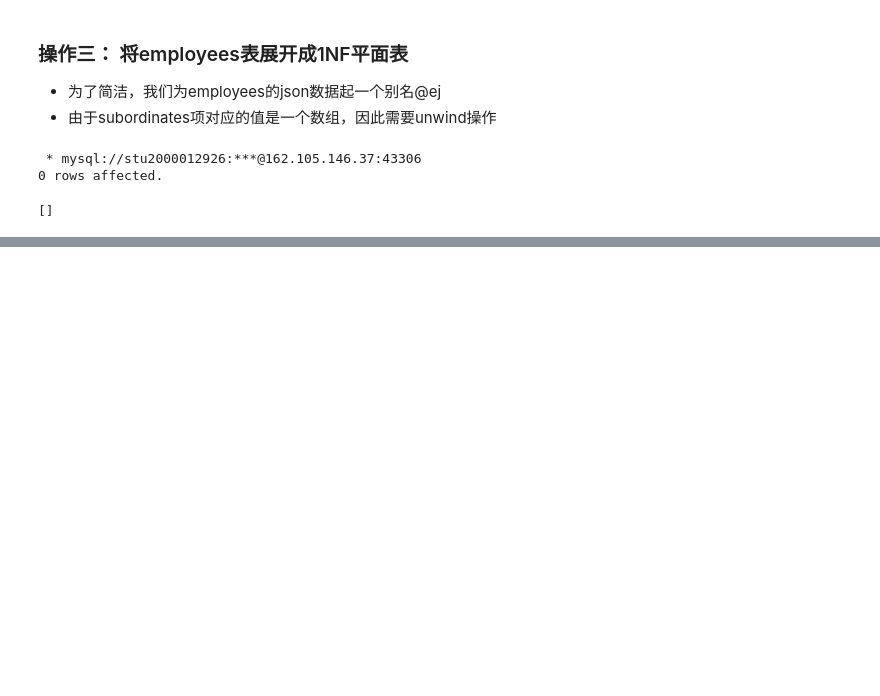
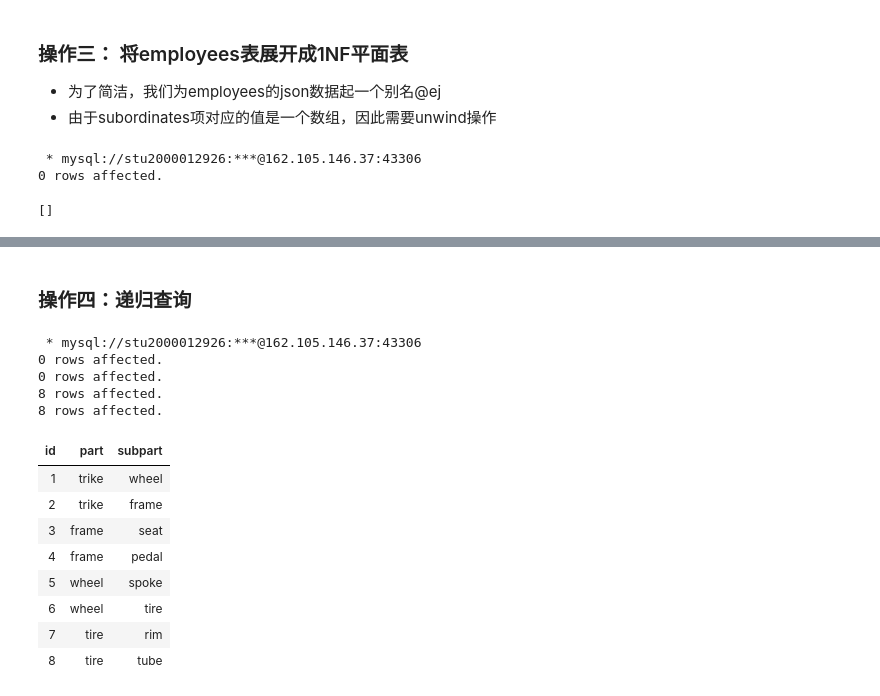
Before and after one commit to c-x-b/DataBaseProj3, a Jupyter notebook: Project3.ipynb, the cells around one changed output, grey strips where cells are left out. Drawn from its saved outputs; the diff is of its cells as text; code cells hidden in the pictures; blank space fills up the shorter version.

```diff
--- a/Project3.ipynb
+++ b/Project3.ipynb
@@ -731,3 +729,46 @@ json_table
 | Boss Man | 200000.0 | Fred Finance | 0.3 | 0.07 | 0.05 | 1 Pretentious Drive. | Chicago | IL | 60500 |
 | Fred Finance | 150000.0 | Stacy Accountant | 0.3 | 0.07 | 0.05 | 2 Pretentious Drive. | Chicago | IL | 60500 |
 | Stacy Accountant | 60000.0 | None | 0.15 | 0.03 | 0.1 | 300 Main St. | Naperville | IL | 60563 |
+# %% [markdown]
+### 操作四：递归查询
+# %%
+%%sql
+DROP TABLE IF EXISTS Assembly;
+
+CREATE TABLE Assembly(
+    id int NOT NULL PRIMARY KEY AUTO_INCREMENT,
+    part char(20),
+    subpart char(20)
+);
+
+INSERT INTO
+    Assembly
+VALUES
+    (1, 'trike', 'wheel'),
+    (2, 'trike', 'frame'),
+    (3, 'frame', 'seat'),
+    (4, 'frame', 'pedal'),
+    (5, 'wheel', 'spoke'),
+    (6, 'wheel', 'tire'),
+    (7, 'tire', 'rim'),
+    (8, 'tire', 'tube');
+
+SELECT
+    *
+FROM
+    Assembly;
+# %% [output]
+ * mysql://stu2000012926:***@162.105.146.37:43306
+0 rows affected.
+0 rows affected.
+8 rows affected.
+8 rows affected.
+| id | part | subpart |
+| 1 | trike | wheel |
+| 2 | trike | frame |
+| 3 | frame | seat |
+| 4 | frame | pedal |
+| 5 | wheel | spoke |
+| 6 | wheel | tire |
+| 7 | tire | rim |
+| 8 | tire | tube |
```
Also changed, not shown: parts of 5 cells of this notebook, 1 other file.
